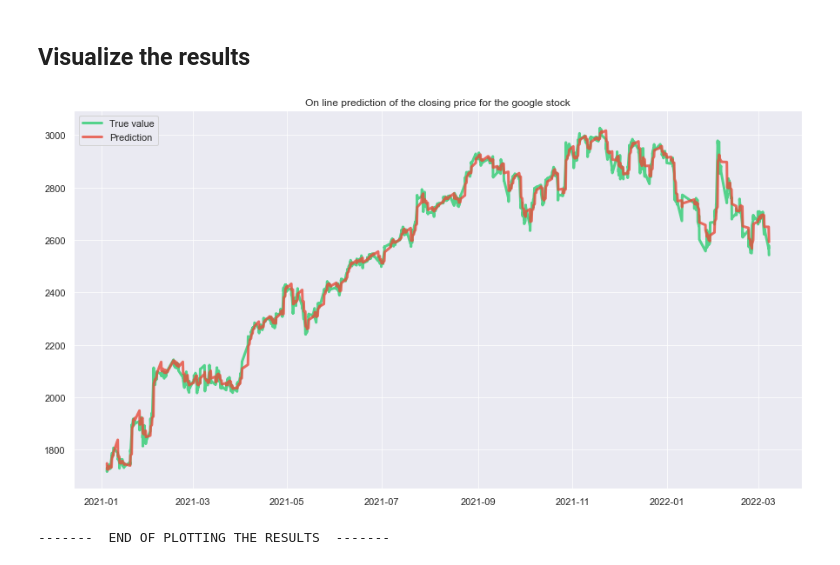
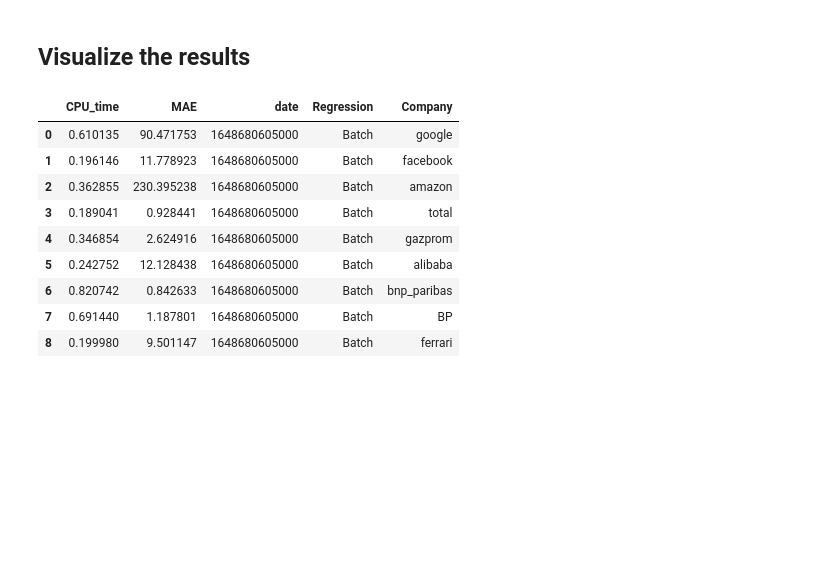
Before and after one commit to hrialan/m2ds-data-stream-project, a Jupyter notebook: 3-NERIN_PERBET_RIALAN__Datastream_sujet_5__Plot.ipynb, the cells around one changed output. Saved outputs shown, nothing was run; the diff lists cells and outputs as text; code cells hidden in the pictures; blank space fills up the shorter version.

```diff
--- a/3-NERIN_PERBET_RIALAN__Datastream_sujet_5__Plot.ipynb
+++ b/3-NERIN_PERBET_RIALAN__Datastream_sujet_5__Plot.ipynb
@@ -278,8 +295,18 @@ def plot_result(The_selected_company):
     except Exception as e:
         print("An arror has occurred")
         print(e)
-# %%
-plot_result(The_selected_company)
-# %% [output]
-[figure, removed]
--------  END OF PLOTTING THE RESULTS  -------
+# %%
+# Get the Batch results
+df_Batch_results = pd.read_csv("ARMA_performance.csv", sep=";", decimal=",", index_col=0)
+df_Batch_results
+# %% [output]
+|  | CPU_time | MAE | date | Regression | Company |
+| 0 | 0.610135 | 90.471753 | 1648680605000 | Batch | google |
+| 1 | 0.196146 | 11.778923 | 1648680605000 | Batch | facebook |
+| 2 | 0.362855 | 230.395238 | 1648680605000 | Batch | amazon |
+| 3 | 0.189041 | 0.928441 | 1648680605000 | Batch | total |
+| 4 | 0.346854 | 2.624916 | 1648680605000 | Batch | gazprom |
+| 5 | 0.242752 | 12.128438 | 1648680605000 | Batch | alibaba |
+| 6 | 0.820742 | 0.842633 | 1648680605000 | Batch | bnp_paribas |
+| 7 | 0.691440 | 1.187801 | 1648680605000 | Batch | BP |
+| 8 | 0.199980 | 9.501147 | 1648680605000 | Batch | ferrari |
```
Also changed, not shown: parts of 5 cells of this notebook, 2 other files.
